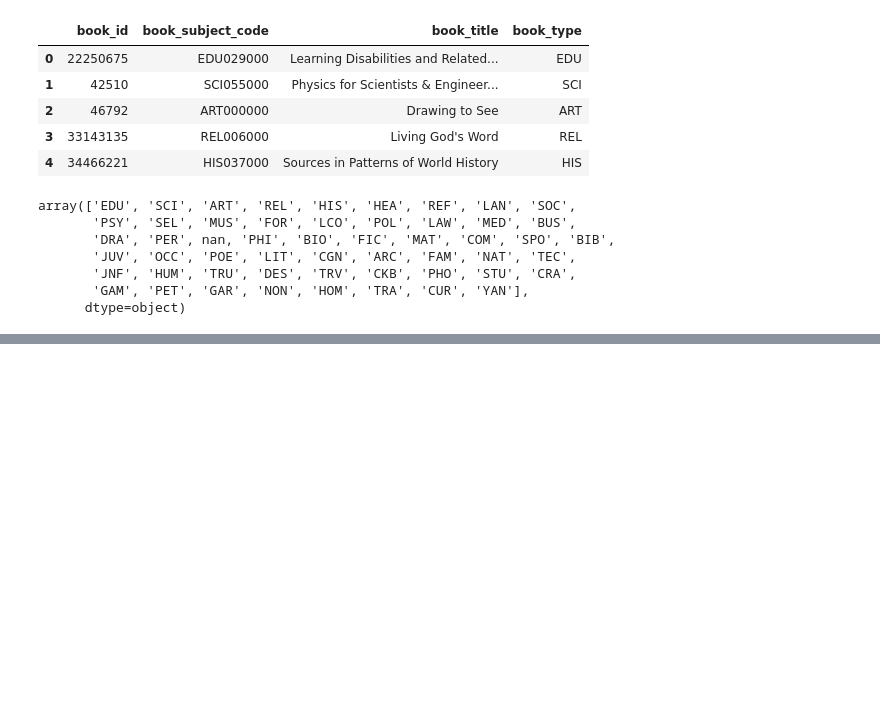
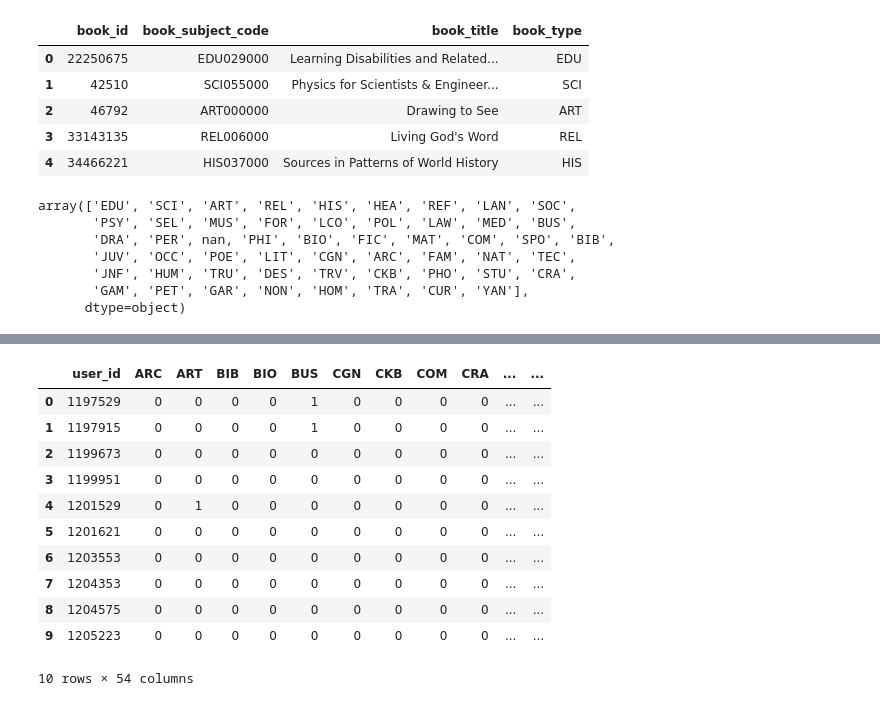
Before and after one commit to darekarsam/student-data-analysis, a Jupyter notebook: Sandbox.ipynb, the cells around one changed output, grey strips where cells are left out. Cells and saved outputs as stored; diff of their text form; code cells hidden in the pictures; blank space fills up the shorter version.

```diff
--- a/Sandbox.ipynb
+++ b/Sandbox.ipynb
@@ -153,0 +189,4 @@ len(booksDf[booksDf.book_type.isnull()])
+# %%
+# ordersDf[['user_id','book_type']].groupby('book_type').agg('count')
+countsDf = ordersDf[['user_id','book_type']].groupby(['user_id','book_type'])['book_type'].count().reset_index(name='counts')
+countsDf.head(20)
@@ -153,0 +211,17 @@ len(booksDf[booksDf.book_type.isnull()])
+# %%
+countsDf = pd.pivot_table(countsDf, index='user_id', columns='book_type', values='counts', fill_value=0)
+countsDf = countsDf.rename_axis(None, axis=1).reset_index()
+countsDf.head(10)
+# %% [output]
+|  | user_id | ARC | ART | BIB | BIO | BUS | CGN | CKB | COM | CRA | ... | ... |
+| 0 | 1197529 | 0 | 0 | 0 | 0 | 1 | 0 | 0 | 0 | 0 | ... | ... |
+| 1 | 1197915 | 0 | 0 | 0 | 0 | 1 | 0 | 0 | 0 | 0 | ... | ... |
+| 2 | 1199673 | 0 | 0 | 0 | 0 | 0 | 0 | 0 | 0 | 0 | ... | ... |
+| 3 | 1199951 | 0 | 0 | 0 | 0 | 0 | 0 | 0 | 0 | 0 | ... | ... |
+| 4 | 1201529 | 0 | 1 | 0 | 0 | 0 | 0 | 0 | 0 | 0 | ... | ... |
+| 5 | 1201621 | 0 | 0 | 0 | 0 | 0 | 0 | 0 | 0 | 0 | ... | ... |
+| 6 | 1203553 | 0 | 0 | 0 | 0 | 0 | 0 | 0 | 0 | 0 | ... | ... |
+| 7 | 1204353 | 0 | 0 | 0 | 0 | 0 | 0 | 0 | 0 | 0 | ... | ... |
+| 8 | 1204575 | 0 | 0 | 0 | 0 | 0 | 0 | 0 | 0 | 0 | ... | ... |
+| 9 | 1205223 | 0 | 0 | 0 | 0 | 0 | 0 | 0 | 0 | 0 | ... | ... |
+10 rows × 54 columns
```
Also changed, not shown: parts of 24 cells of this notebook.
